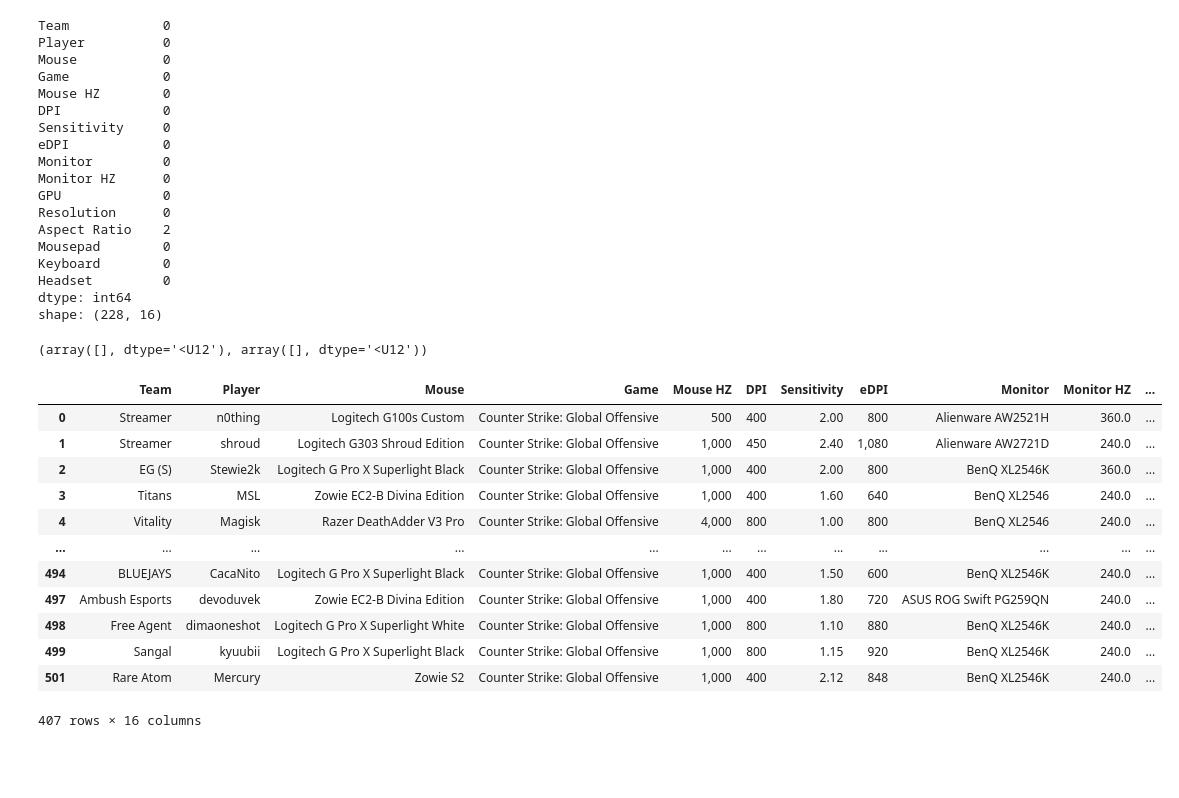
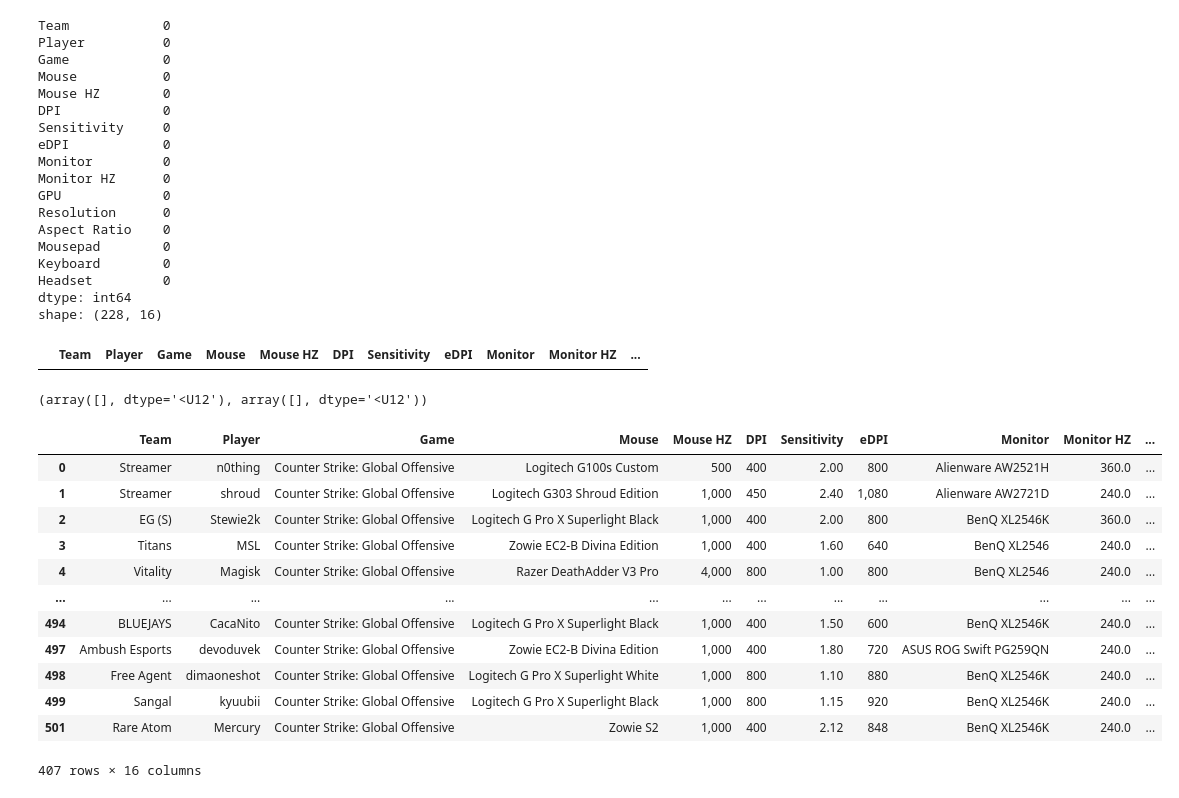
Before and after one commit to jacneeley/CompetitiveFPSData, a Jupyter notebook: DataCleansing.ipynb, the cells around one changed output. Saved outputs shown, nothing was run; the diff lists cells and outputs as text; code cells hidden in the pictures; blank space fills up the shorter version.

Commit message:
refined data,re-mapped data,removed nulls

```diff
--- a/DataCleansing.ipynb
+++ b/DataCleansing.ipynb
@@ -5,8 +5,8 @@ import pandas as pd
 import numpy as np
 import csv
 # %%
-cs = pd.read_csv('csgopros.csv')
-val = pd.read_csv('valorantpros.csv')
+cs = pd.read_csv('csgopros_raw.csv')
+val = pd.read_csv('valorantpros_raw.csv')
 # %%
 #count null values in cspro data
 print(cs.isnull().sum()),
@@ -37,8 +37,8 @@ print('shape:',val.shape)
 # %% [output]
 Team            0
 Player          0
+Game            0
 Mouse           0
-Game            0
 Mouse HZ        0
 DPI             0
 Sensitivity     0
@@ -47,12 +47,16 @@ Monitor         0
 Monitor HZ      0
 GPU             0
 Resolution      0
-Aspect Ratio    2
+Aspect Ratio    0
 Mousepad        0
 Keyboard        0
 Headset         0
 dtype: int64
 shape: (228, 16)
+# %%
+(val[val['Aspect Ratio'].isnull()]) #return val dataframe where val['aspect ratio'] is null
+# %% [output]
+|  | Team | Player | Game | Mouse | Mouse HZ | DPI | Sensitivity | eDPI | Monitor | Monitor HZ | ... |
 # %%
 csheaders = list(cs.columns)
 valheaders = list(val.columns)
@@ -66,34 +70,34 @@ np.setdiff1d(ar2,ar1), np.setdiff1d(ar1,ar2)
 # %%
 
 #drop columns
 cs = cs.drop(['CFG','Zoom Sens','Scaling Mode','Rank','Role','Raw input','Accel','Win Sens'],axis =1)
 
 #rename columns
 cs.rename(columns = {'HZ':'Monitor HZ','M. HZ':'Mouse HZ','Sens':'Sensitivity'},inplace = True)
 
 #drop nulls
 cs=cs.dropna()
 
 #create game(specifies which game a pro primarily plays)
 cs.insert(
-    loc = 3,
+    loc = 2,
     column = 'Game',
     value = 'Counter Strike: Global Offensive'
 )
 cs
 # %% [output]
-|  | Team | Player | Mouse | Game | Mouse HZ | DPI | Sensitivity | eDPI | Monitor | Monitor HZ | ... |
-| 0 | Streamer | n0thing | Logitech G100s Custom | Counter Strike: Global Offensive | 500 | 400 | 2.00 | 800 | Alienware AW2521H | 360.0 | ... |
-| 1 | Streamer | shroud | Logitech G303 Shroud Edition | Counter Strike: Global Offensive | 1,000 | 450 | 2.40 | 1,080 | Alienware AW2721D | 240.0 | ... |
-| 2 | EG (S) | Stewie2k | Logitech G Pro X Superlight Black | Counter Strike: Global Offensive | 1,000 | 400 | 2.00 | 800 | BenQ XL2546K | 360.0 | ... |
-| 3 | Titans | MSL | Zowie EC2-B Divina Edition | Counter Strike: Global Offensive | 1,000 | 400 | 1.60 | 640 | BenQ XL2546 | 240.0 | ... |
-| 4 | Vitality | Magisk | Razer DeathAdder V3 Pro | Counter Strike: Global Offensive | 4,000 | 800 | 1.00 | 800 | BenQ XL2546 | 240.0 | ... |
+|  | Team | Player | Game | Mouse | Mouse HZ | DPI | Sensitivity | eDPI | Monitor | Monitor HZ | ... |
+| 0 | Streamer | n0thing | Counter Strike: Global Offensive | Logitech G100s Custom | 500 | 400 | 2.00 | 800 | Alienware AW2521H | 360.0 | ... |
+| 1 | Streamer | shroud | Counter Strike: Global Offensive | Logitech G303 Shroud Edition | 1,000 | 450 | 2.40 | 1,080 | Alienware AW2721D | 240.0 | ... |
+| 2 | EG (S) | Stewie2k | Counter Strike: Global Offensive | Logitech G Pro X Superlight Black | 1,000 | 400 | 2.00 | 800 | BenQ XL2546K | 360.0 | ... |
+| 3 | Titans | MSL | Counter Strike: Global Offensive | Zowie EC2-B Divina Edition | 1,000 | 400 | 1.60 | 640 | BenQ XL2546 | 240.0 | ... |
+| 4 | Vitality | Magisk | Counter Strike: Global Offensive | Razer DeathAdder V3 Pro | 4,000 | 800 | 1.00 | 800 | BenQ XL2546 | 240.0 | ... |
 | ... | ... | ... | ... | ... | ... | ... | ... | ... | ... | ... | ... |
-| 494 | BLUEJAYS | CacaNito | Logitech G Pro X Superlight Black | Counter Strike: Global Offensive | 1,000 | 400 | 1.50 | 600 | BenQ XL2546K | 240.0 | ... |
-| 497 | Ambush Esports | devoduvek | Zowie EC2-B Divina Edition | Counter Strike: Global Offensive | 1,000 | 400 | 1.80 | 720 | ASUS ROG Swift PG259QN | 240.0 | ... |
-| 498 | Free Agent | dimaoneshot | Logitech G Pro X Superlight White | Counter Strike: Global Offensive | 1,000 | 800 | 1.10 | 880 | BenQ XL2546K | 240.0 | ... |
-| 499 | Sangal | kyuubii | Logitech G Pro X Superlight Black | Counter Strike: Global Offensive | 1,000 | 800 | 1.15 | 920 | BenQ XL2546K | 240.0 | ... |
-| 501 | Rare Atom | Mercury | Zowie S2 | Counter Strike: Global Offensive | 1,000 | 400 | 2.12 | 848 | BenQ XL2546K | 240.0 | ... |
+| 494 | BLUEJAYS | CacaNito | Counter Strike: Global Offensive | Logitech G Pro X Superlight Black | 1,000 | 400 | 1.50 | 600 | BenQ XL2546K | 240.0 | ... |
+| 497 | Ambush Esports | devoduvek | Counter Strike: Global Offensive | Zowie EC2-B Divina Edition | 1,000 | 400 | 1.80 | 720 | ASUS ROG Swift PG259QN | 240.0 | ... |
+| 498 | Free Agent | dimaoneshot | Counter Strike: Global Offensive | Logitech G Pro X Superlight White | 1,000 | 800 | 1.10 | 880 | BenQ XL2546K | 240.0 | ... |
+| 499 | Sangal | kyuubii | Counter Strike: Global Offensive | Logitech G Pro X Superlight Black | 1,000 | 800 | 1.15 | 920 | BenQ XL2546K | 240.0 | ... |
+| 501 | Rare Atom | Mercury | Counter Strike: Global Offensive | Zowie S2 | 1,000 | 400 | 2.12 | 848 | BenQ XL2546K | 240.0 | ... |
 407 rows × 16 columns
 # %%
 #drop columns
```
Also changed, not shown: parts of 4 cells of this notebook, 4 other files.
